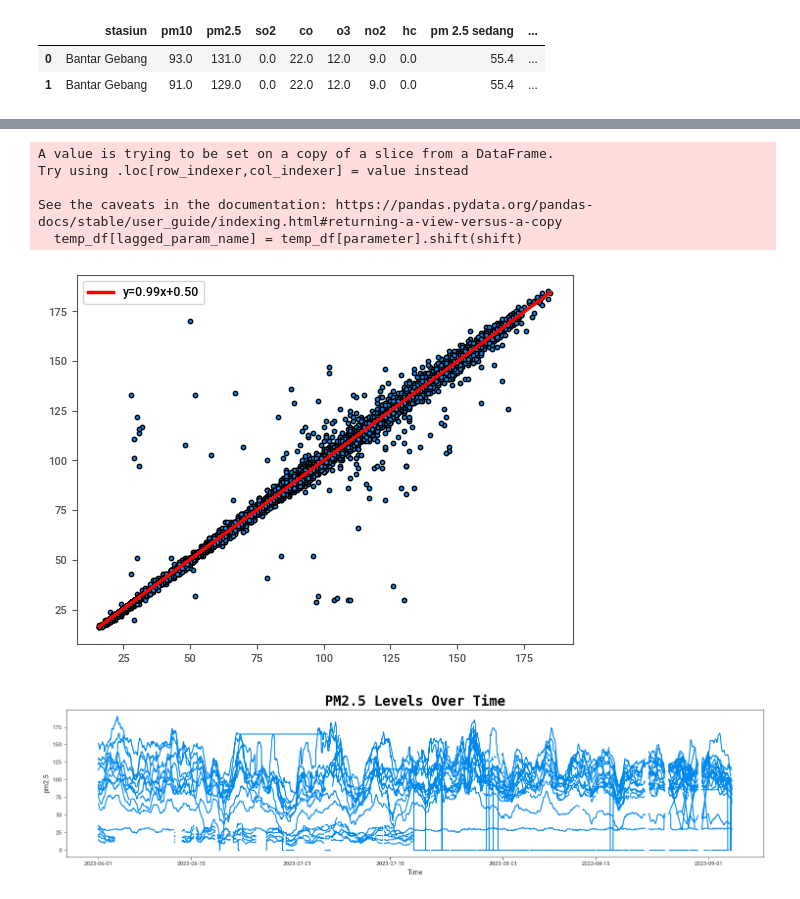
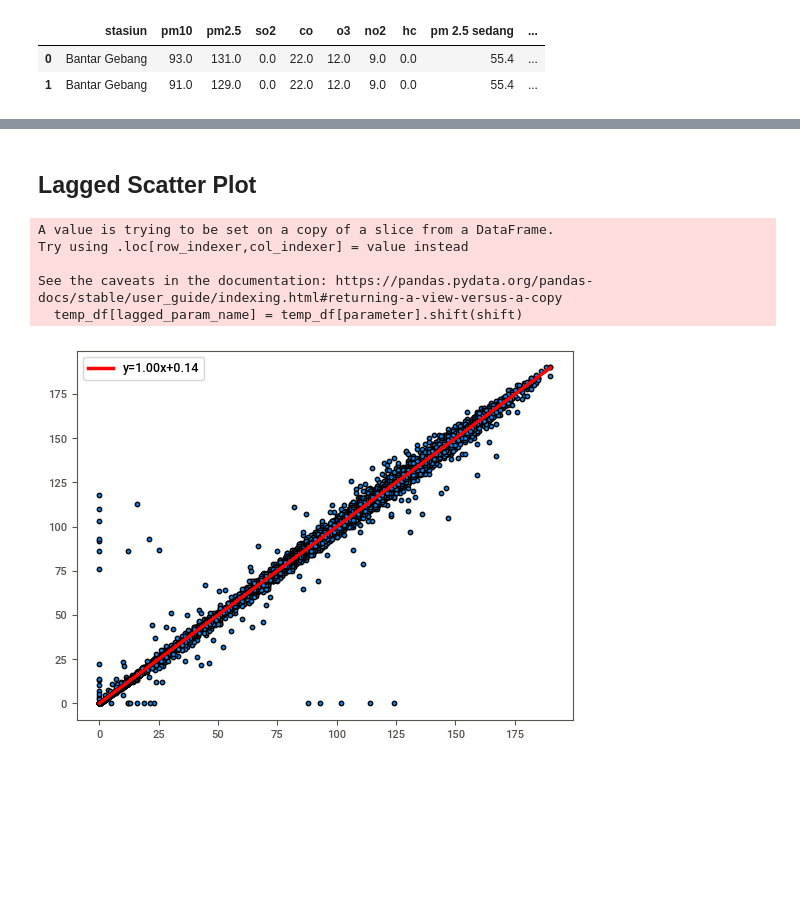
Before and after one commit to amrirasyidi/air_quality_forecasting, a Jupyter notebook: notebooks/1_klhk_jakarta_exploration.ipynb, the cells around one changed output, grey strips where cells are left out. Cells and saved outputs as stored; diff of their text form; code cells hidden in the pictures; blank space fills up the shorter version.

Commit message:
created processed klhk data, finalized klhk eda

```diff
--- a/notebooks/1_klhk_jakarta_exploration.ipynb
+++ b/notebooks/1_klhk_jakarta_exploration.ipynb
@@ -50,6 +47,7 @@ processed_df = processed_df.rename(columns=col_name_mapping)
 # create read_time column as datetime
 processed_df['read_time'] = pd.to_datetime(processed_df['tanggal'].astype("str") + ' ' + processed_df['waktu'])
 processed_df.drop(['tanggal', 'waktu'], axis=1, inplace=True)
+processed_df = processed_df.sort_values(by=['stasiun', 'read_time'])
 
 # there's "x" value in "co" column
 processed_df['co'] = pd.to_numeric(processed_df['co'], errors='coerce')
@@ -58,6 +56,7 @@ processed_df['co'] = pd.to_numeric(processed_df['co'], errors='coerce')
 # pm10, pm2.5, so2, co, o3, no2, hc
 # https://drnesr.medium.com/filling-gaps-of-a-time-series-using-python-d4bfddd8c460
 # https://www.section.io/engineering-education/missing-values-in-time-series/
+processed_df = processed_df.assign(InterpolateLinear=processed_df['pm2.5'].interpolate(method='linear'))
 # %%
 processed_df.head(2)
 # %% [output]
@@ -67,48 +73,15 @@ processed_df.head(2)
+# %% [markdown]
+## Lagged Scatter Plot
 # %%
 visualization.plot_lagged_scatter(
     processed_df,
     visualization.reg_line,
+    parameter="InterpolateLinear",
 )
 # %% [output]
 A value is trying to be set on a copy of a slice from a DataFrame.
 Try using .loc[row_indexer,col_indexer] = value instead
 
 See the caveats in the documentation: https://pandas.pydata.org/pandas-docs/stable/user_guide/indexing.html#returning-a-view-versus-a-copy
   temp_df[lagged_param_name] = temp_df[parameter].shift(shift)
-[figure, old version]
+[figure, new version]
-# %%
-# col_to_plot = processed_df.columns[1:-1]
-col_to_plot = ["pm2.5"]
-
-nrow = len(col_to_plot)
-ncols = 1
-
-fig, ax = plt.subplots(
-    nrow,
-    ncols,
-    figsize = (15,4*nrow)
-    )
-
-try:
-    for col, ax in zip(col_to_plot, ax.flatten()):
-        ax.plot(
-            processed_df['read_time'],
-            processed_df[col],
-            linestyle='-',
-            )
-        ax.set_title(f'{col.upper()} Levels Over Time', fontweight = "bold", fontsize = 20, fontfamily = "monospace")
-        ax.set_xlabel('Time')
-        ax.set_ylabel(f'{col}')
-except:
-    ax.plot(
-        processed_df['read_time'],
-        processed_df[col_to_plot[0]],
-        linestyle='-',
-        )
-    ax.set_title(f'{col_to_plot[0].upper()} Levels Over Time', fontweight = "bold", fontsize = 20, fontfamily = "monospace")
-    ax.set_xlabel('Time')
-    ax.set_ylabel(f'{col_to_plot[0]}')
-
-plt.tight_layout()
-# %% [output]
-[figure, removed]
```
Also changed, not shown: parts of 16 cells of this notebook, 4 other files.
